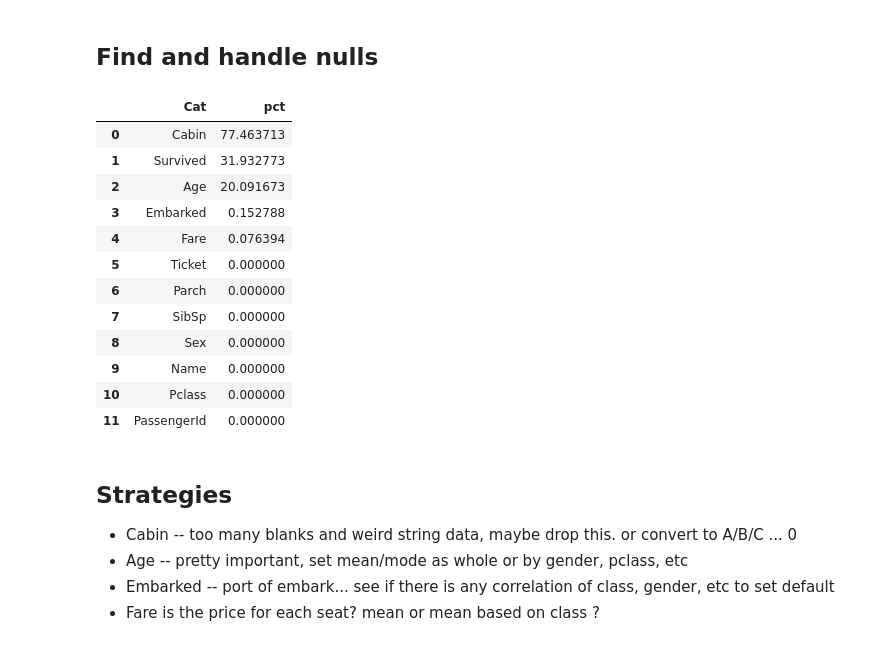
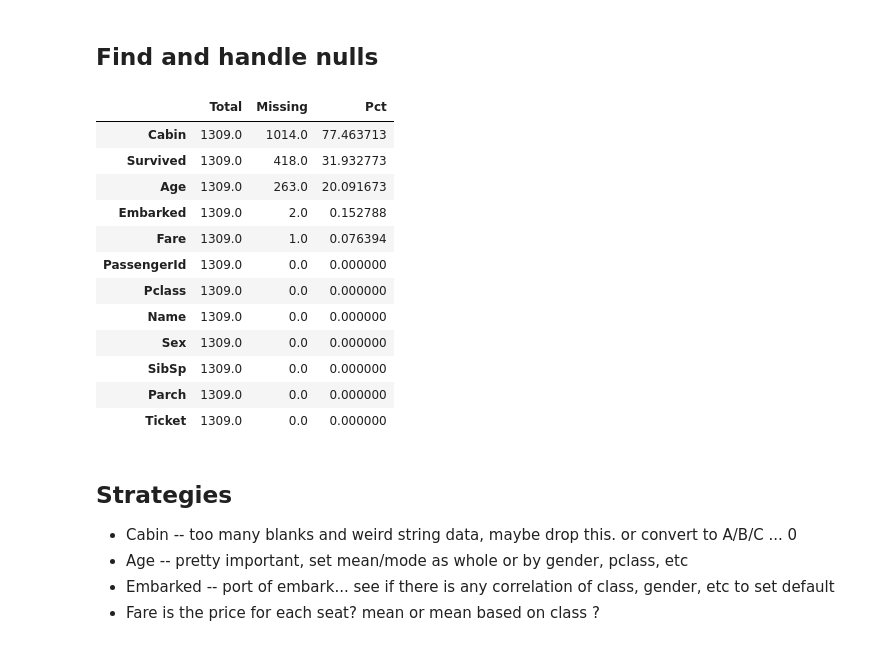
Before and after one commit to dougfoo/kedro, a Jupyter notebook: titanic/notebooks/Titanic-View.ipynb, the cells around one changed output. Cells and saved outputs as stored; diff of their text form; code cells hidden in the pictures.

```diff
--- a/titanic/notebooks/Titanic-View.ipynb
+++ b/titanic/notebooks/Titanic-View.ipynb
@@ -41,23 +42,27 @@ df_all.describe()
 ## Find and handle nulls
-# %%
-ss = ((100* df_all.isnull().sum() / df_all.isnull().count()).sort_values(ascending=False))
-ss.index.name = 'Cat'
-ss.name = 'pct'
-ss.reset_index()  # make dataframe w/ col headers
-# %% [output]
-|  | Cat | pct |
-| 0 | Cabin | 77.463713 |
-| 1 | Survived | 31.932773 |
-| 2 | Age | 20.091673 |
-| 3 | Embarked | 0.152788 |
-| 4 | Fare | 0.076394 |
-| 5 | Ticket | 0.000000 |
-| 6 | Parch | 0.000000 |
-| 7 | SibSp | 0.000000 |
-| 8 | Sex | 0.000000 |
-| 9 | Name | 0.000000 |
-| 10 | Pclass | 0.000000 |
-| 11 | PassengerId | 0.000000 |
+# %%
+df_all = pd.concat([df,df2])
+
+ss2 = df_all.isnull().count()
+ct2 = df_all.isnull().sum()
+dfn = pd.DataFrame([ss2,ct2, 100*ct2/ss2]).T
+dfn.columns=['Total','Missing','Pct']
+dfn = dfn.sort_values(by='Pct', ascending=False)
+display(dfn)
+# %% [output]
+|  | Total | Missing | Pct |
+| Cabin | 1309.0 | 1014.0 | 77.463713 |
+| Survived | 1309.0 | 418.0 | 31.932773 |
+| Age | 1309.0 | 263.0 | 20.091673 |
+| Embarked | 1309.0 | 2.0 | 0.152788 |
+| Fare | 1309.0 | 1.0 | 0.076394 |
+| PassengerId | 1309.0 | 0.0 | 0.000000 |
+| Pclass | 1309.0 | 0.0 | 0.000000 |
+| Name | 1309.0 | 0.0 | 0.000000 |
+| Sex | 1309.0 | 0.0 | 0.000000 |
+| SibSp | 1309.0 | 0.0 | 0.000000 |
+| Parch | 1309.0 | 0.0 | 0.000000 |
+| Ticket | 1309.0 | 0.0 | 0.000000 |
 # %% [markdown]
 ## Strategies
 - Cabin -- too many blanks and weird string data, maybe drop this.  or convert to A/B/C ... 0
```
Also changed, not shown: parts of 7 cells of this notebook, 1 other file.
